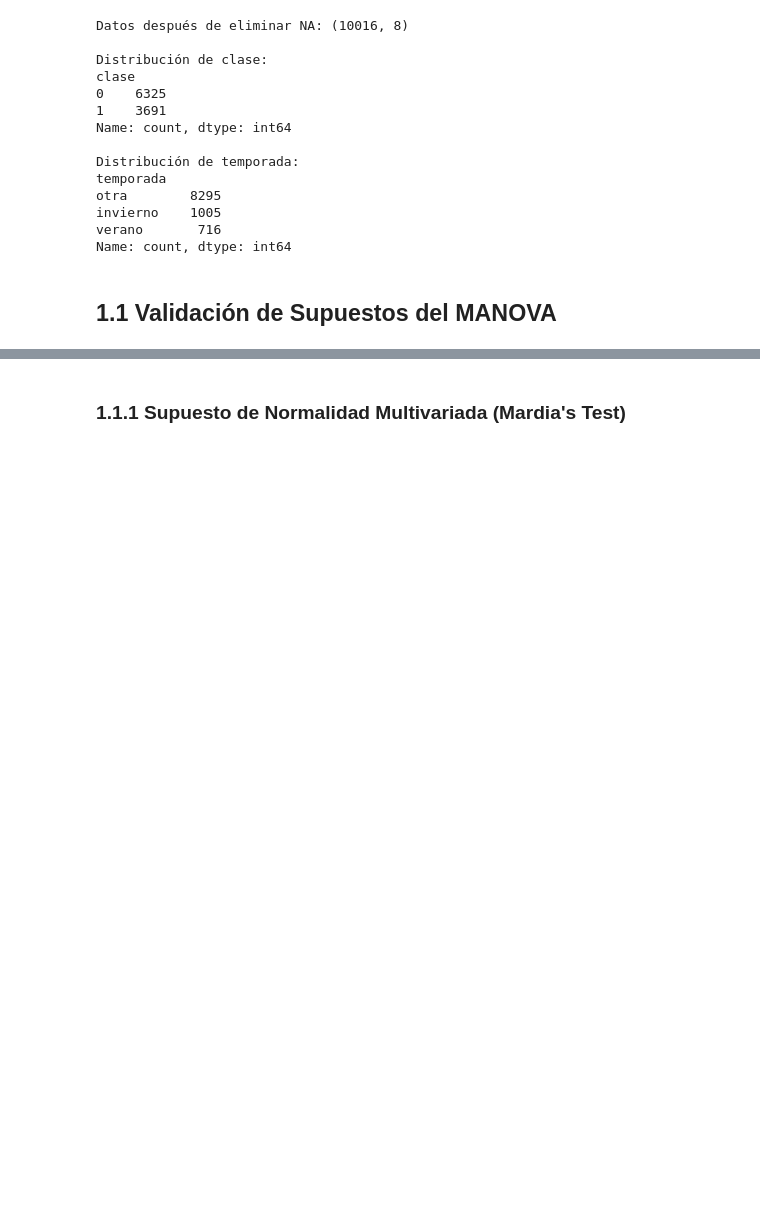
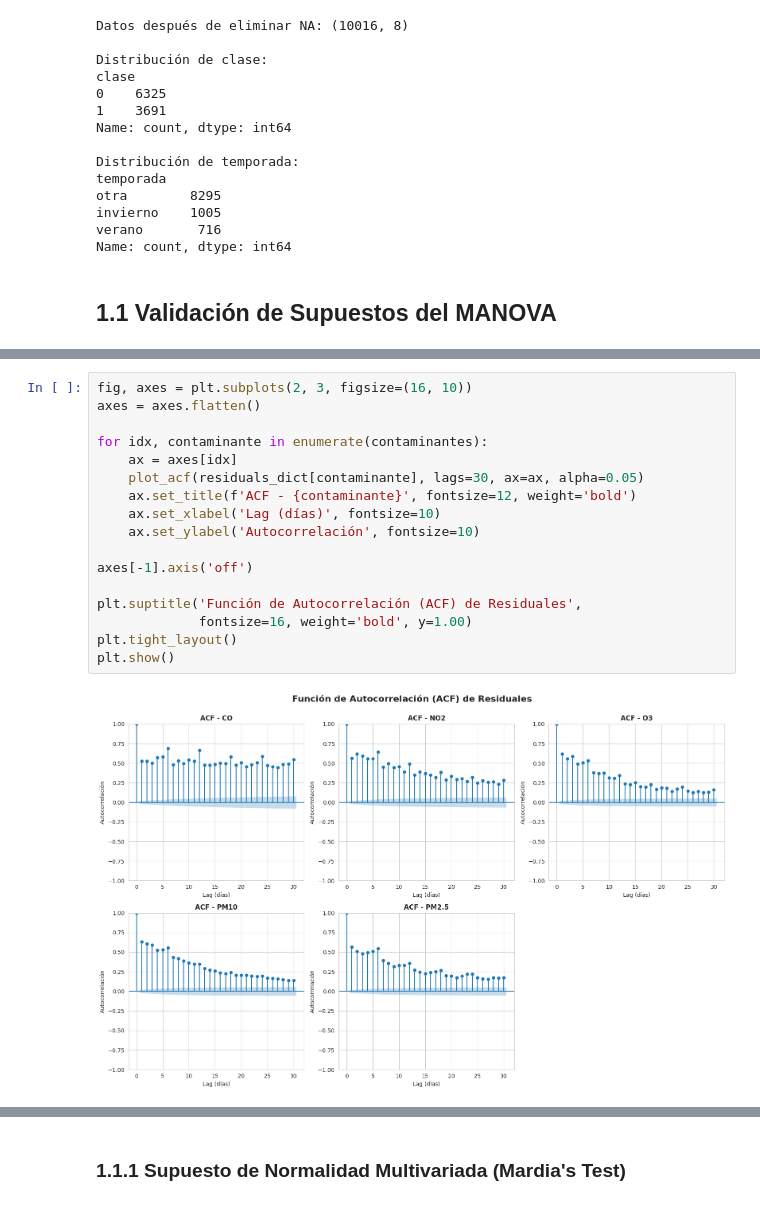
Before and after one commit to anareyes06/Reto-multivariados-equipo-3, a Jupyter notebook: codigos/04_modelo_1.ipynb, the cells around one changed output, grey strips where cells are left out. Cells and saved outputs as stored; diff of their text form; blank space fills up the shorter version.

```diff
--- a/codigos/04_modelo_1.ipynb
+++ b/codigos/04_modelo_1.ipynb
@@ -63,0 +127,19 @@ Name: count, dtype: int64
+# %%
+fig, axes = plt.subplots(2, 3, figsize=(16, 10))
+axes = axes.flatten()
+
+for idx, contaminante in enumerate(contaminantes):
+    ax = axes[idx]
+    plot_acf(residuals_dict[contaminante], lags=30, ax=ax, alpha=0.05)
+    ax.set_title(f'ACF - {contaminante}', fontsize=12, weight='bold')
+    ax.set_xlabel('Lag (días)', fontsize=10)
+    ax.set_ylabel('Autocorrelación', fontsize=10)
+
+axes[-1].axis('off')
+
+plt.suptitle('Función de Autocorrelación (ACF) de Residuales',
+             fontsize=16, weight='bold', y=1.00)
+plt.tight_layout()
+plt.show()
+# %% [output]
+[figure, added]
```
Also changed, not shown: parts of 34 cells of this notebook, 2 other files.
